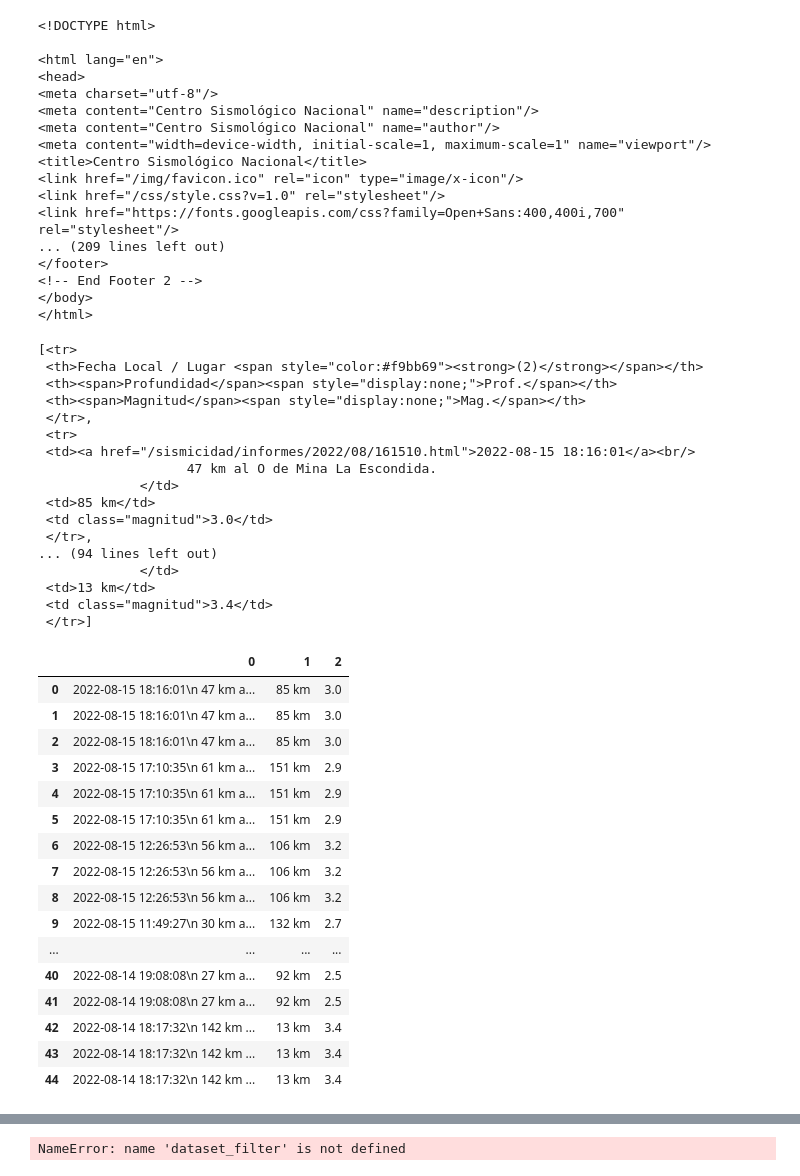
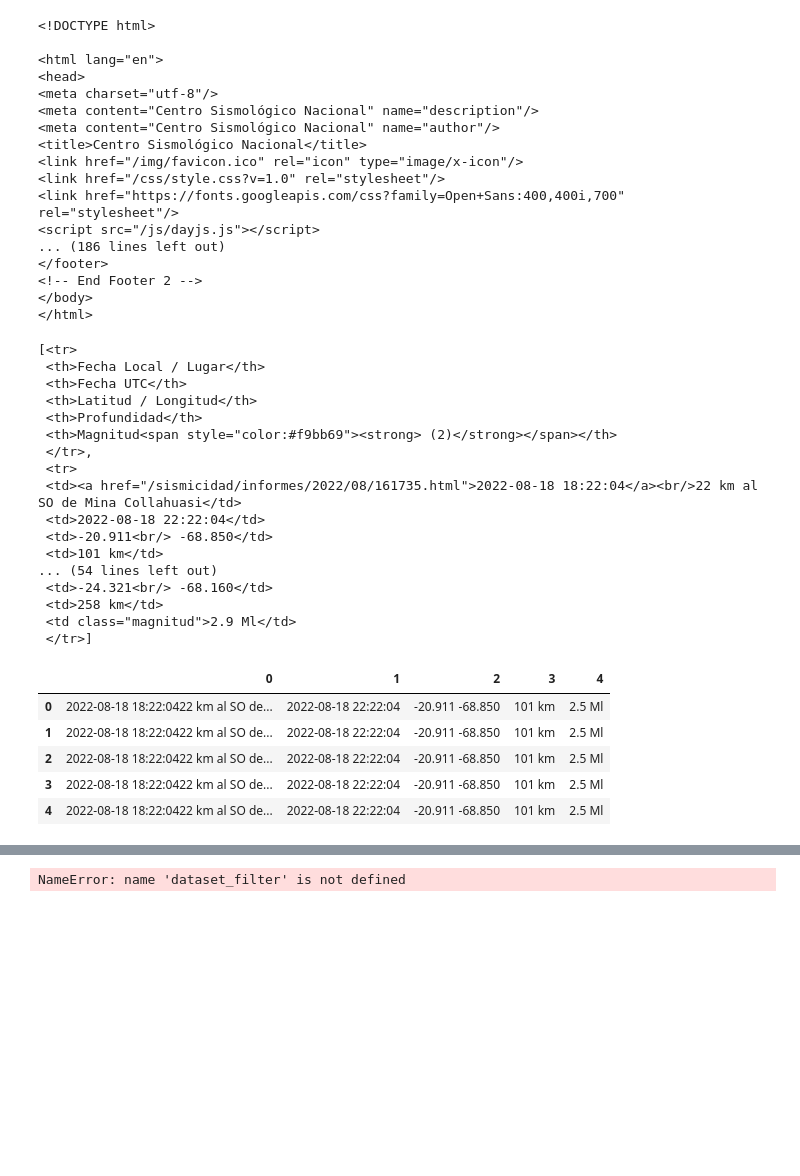
Before and after one commit to JoseAlexanderCL/MDS-PI, a Jupyter notebook: Proyecto de Web Scraping Prueba.ipynb, the cells around one changed output, grey strips where cells are left out. Saved outputs shown, nothing was run; the diff lists cells and outputs as text; code cells hidden in the pictures; blank space fills up the shorter version.

Commit message:
Actualización Script

```diff
--- a/Proyecto de Web Scraping Prueba.ipynb
+++ b/Proyecto de Web Scraping Prueba.ipynb
@@ -1,5 +5,4 @@
 # %%
-
 import urllib.request
 from bs4 import BeautifulSoup
 import pandas as pd
@@ -7,7 +10,7 @@ import numpy as np
 from pandas.core.frame import DataFrame
 
 
-e = urllib.request.urlopen("https://www.sismologia.cl/").read()
+e = urllib.request.urlopen("https://www.sismologia.cl/sismicidad/catalogo/2022/08/20220818.html").read()
 
 soup = BeautifulSoup(e, 'html.parser')
 
@@ -23,12 +26,12 @@ soup
 <meta charset="utf-8"/>
 <meta content="Centro Sismológico Nacional" name="description"/>
 <meta content="Centro Sismológico Nacional" name="author"/>
-<meta content="width=device-width, initial-scale=1, maximum-scale=1" name="viewport"/>
 <title>Centro Sismológico Nacional</title>
 <link href="/img/favicon.ico" rel="icon" type="image/x-icon"/>
 <link href="/css/style.css?v=1.0" rel="stylesheet"/>
 <link href="https://fonts.googleapis.com/css?family=Open+Sans:400,400i,700" rel="stylesheet"/>
-... (209 lines left out)
+<script src="/js/dayjs.js"></script>
+... (186 lines left out)
 </footer>
 <!-- End Footer 2 -->
 </body>
@@ -37,7 +40,7 @@ soup
 
 # Obtenemos la tabla
 
-tabla_sismos = soup.find_all('table')[0]
+tabla_sismos = soup.find_all('table')[1]
 
 # Obtenemos todas las filas
 rows = tabla_sismos.find_all("tr")
@@ -45,21 +48,21 @@ rows = tabla_sismos.find_all("tr")
 rows
 # %% [output]
 [<tr>
- <th>Fecha Local / Lugar <span style="color:#f9bb69"><strong>(2)</strong></span></th>
- <th><span>Profundidad</span><span style="display:none;">Prof.</span></th>
- <th><span>Magnitud</span><span style="display:none;">Mag.</span></th>
+ <th>Fecha Local / Lugar</th>
+ <th>Fecha UTC</th>
+ <th>Latitud / Longitud</th>
+ <th>Profundidad</th>
+ <th>Magnitud<span style="color:#f9bb69"><strong> (2)</strong></span></th>
  </tr>,
  <tr>
- <td><a href="/sismicidad/informes/2022/08/161510.html">2022-08-15 18:16:01</a><br/>
-                   47 km al O de Mina La Escondida.
-             </td>
- <td>85 km</td>
- <td class="magnitud">3.0</td>
- </tr>,
-... (94 lines left out)
-             </td>
- <td>13 km</td>
- <td class="magnitud">3.4</td>
+ <td><a href="/sismicidad/informes/2022/08/161735.html">2022-08-18 18:22:04</a><br/>22 km al SO de Mina Collahuasi</td>
+ <td>2022-08-18 22:22:04</td>
+ <td>-20.911<br/> -68.850</td>
+ <td>101 km</td>
+... (54 lines left out)
+ <td>-24.321<br/> -68.160</td>
+ <td>258 km</td>
+ <td class="magnitud">2.9 Ml</td>
  </tr>]
 # %%
 
@@ -75,25 +78,14 @@ for row in rows:
 
 dataset = pd.DataFrame(output_rows)
 # %%
-dataset
+dataset.head()
 # %% [output]
-|  | 0 | 1 | 2 |
-| 0 | 2022-08-15 18:16:01\n 47 km a... | 85 km | 3.0 |
-| 1 | 2022-08-15 18:16:01\n 47 km a... | 85 km | 3.0 |
-| 2 | 2022-08-15 18:16:01\n 47 km a... | 85 km | 3.0 |
-| 3 | 2022-08-15 17:10:35\n 61 km a... | 151 km | 2.9 |
-| 4 | 2022-08-15 17:10:35\n 61 km a... | 151 km | 2.9 |
-| 5 | 2022-08-15 17:10:35\n 61 km a... | 151 km | 2.9 |
-| 6 | 2022-08-15 12:26:53\n 56 km a... | 106 km | 3.2 |
-| 7 | 2022-08-15 12:26:53\n 56 km a... | 106 km | 3.2 |
-| 8 | 2022-08-15 12:26:53\n 56 km a... | 106 km | 3.2 |
-| 9 | 2022-08-15 11:49:27\n 30 km a... | 132 km | 2.7 |
-| ... | ... | ... | ... |
-| 40 | 2022-08-14 19:08:08\n 27 km a... | 92 km | 2.5 |
-| 41 | 2022-08-14 19:08:08\n 27 km a... | 92 km | 2.5 |
-| 42 | 2022-08-14 18:17:32\n 142 km ... | 13 km | 3.4 |
-| 43 | 2022-08-14 18:17:32\n 142 km ... | 13 km | 3.4 |
-| 44 | 2022-08-14 18:17:32\n 142 km ... | 13 km | 3.4 |
+|  | 0 | 1 | 2 | 3 | 4 |
+| 0 | 2022-08-18 18:22:0422 km al SO de... | 2022-08-18 22:22:04 | -20.911 -68.850 | 101 km | 2.5 Ml |
+| 1 | 2022-08-18 18:22:0422 km al SO de... | 2022-08-18 22:22:04 | -20.911 -68.850 | 101 km | 2.5 Ml |
+| 2 | 2022-08-18 18:22:0422 km al SO de... | 2022-08-18 22:22:04 | -20.911 -68.850 | 101 km | 2.5 Ml |
+| 3 | 2022-08-18 18:22:0422 km al SO de... | 2022-08-18 22:22:04 | -20.911 -68.850 | 101 km | 2.5 Ml |
+| 4 | 2022-08-18 18:22:0422 km al SO de... | 2022-08-18 22:22:04 | -20.911 -68.850 | 101 km | 2.5 Ml |
 # %%
 
 dataset.columns = [
```
Also changed, not shown: parts of 8 cells of this notebook.
